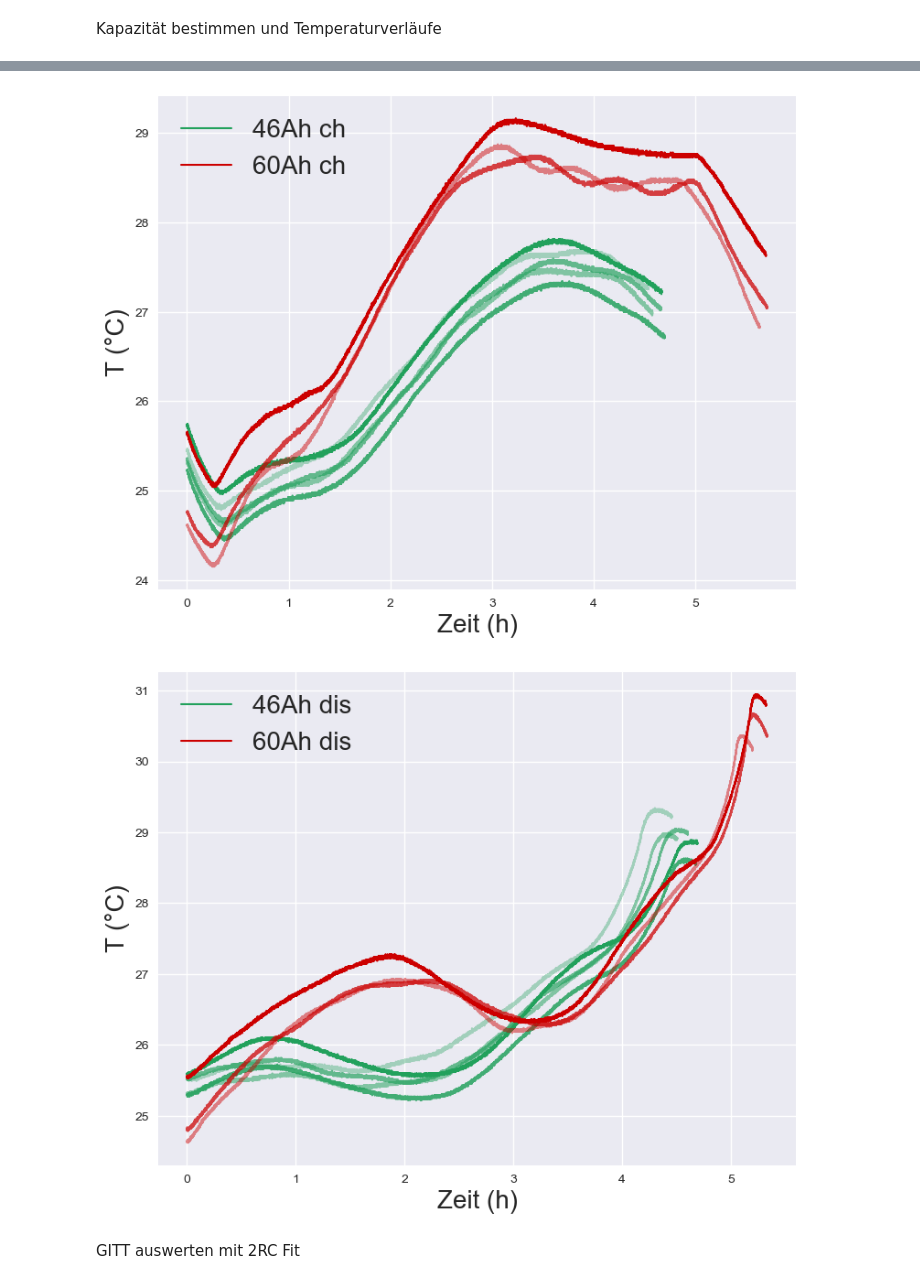
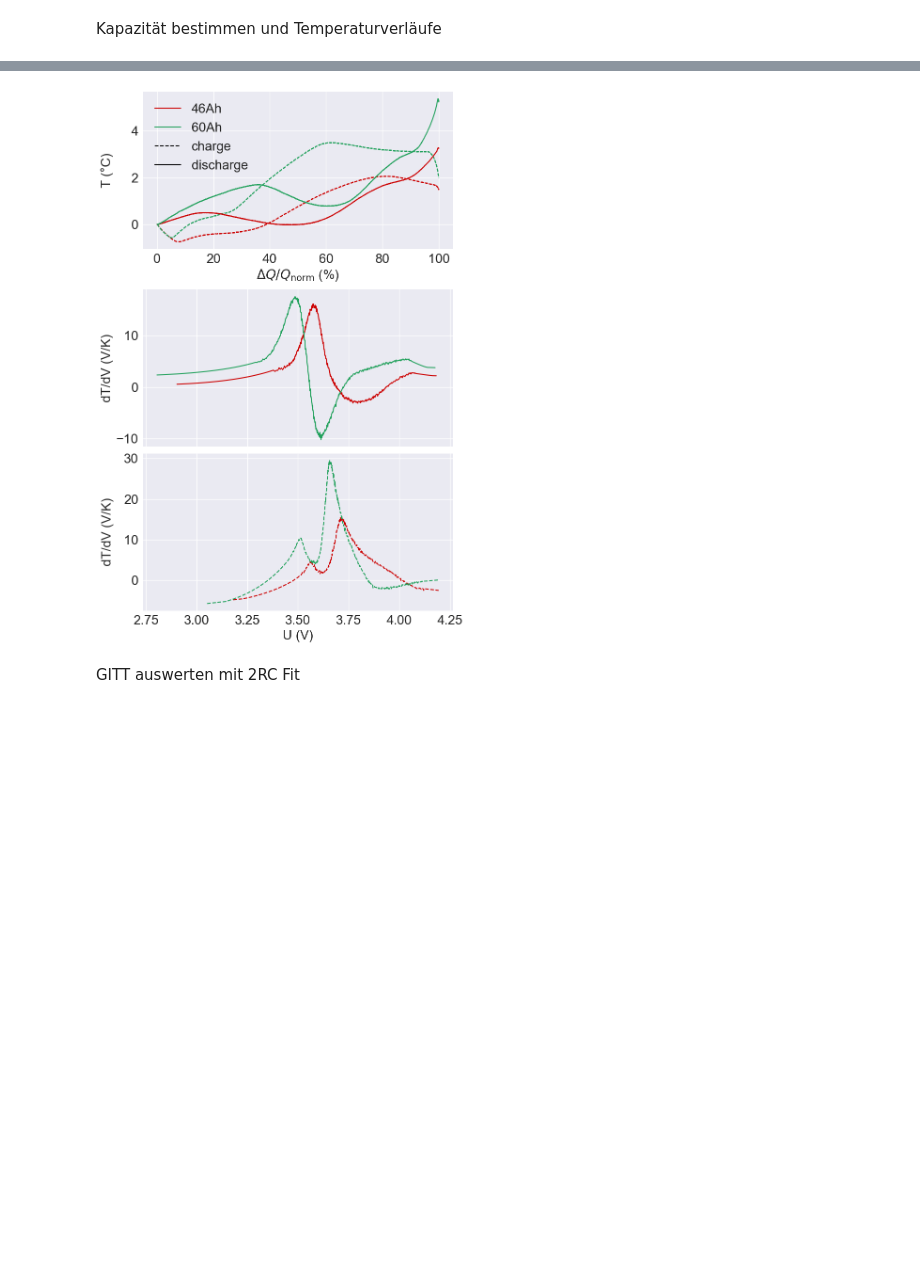
Before and after one commit to dieterduese/Projekt_Entropie, a Jupyter notebook: CheckUp.ipynb, the cells around one changed output, grey strips where cells are left out. Saved outputs shown, nothing was run; the diff lists cells and outputs as text; code cells hidden in the pictures; blank space fills up the shorter version.

```diff
--- a/CheckUp.ipynb
+++ b/CheckUp.ipynb
@@ -319,6 +332,9 @@ plt.rc('lines', linewidth=1.5)
 plt.rc('axes', prop_cycle=default_cycler)
 plt.rcParams["figure.figsize"] = (9,7)
 plt.rcParams["legend.fontsize"] = 18
+plt.rcParams["axes.labelsize"] = 20
+plt.rcParams["xtick.labelsize"] = 20
+plt.rcParams["ytick.labelsize"] = 20
 fontsize = 20
 labelsize=20
 # %% [markdown]
@@ -327,7 +343,8 @@ Struktur: time line U I Ah Ah-Step T1 T2
 # %%
 initpath=r"C:\Users\maxim\Nextcloud\Shared\Austausch_Max\Projekt_Entropie\Age_Pouch"
 dateinamen = os.listdir(initpath)
-dateien= [datei for datei in dateinamen if "_CU" in datei or "Checkup" in datei]
+# dateien= [datei for datei in dateinamen if "_CU" in datei or "Checkup" in datei]
+dateien= [datei for datei in dateinamen if "pre" in datei]
 data=[]
 data_test={}
 for datei in dateien:
@@ -338,5 +355,5 @@ for datei in dateien:
 # %% [markdown]
 Daten anschauen
 # %%
-test=filtplot(data_test["CUB21NMC4606_TA_preCheckup.txt"],16,17,plot=1,col=2)
+test=filtplot(data_test["CUB21NMC4606_TA_preCheckup.txt"],9,10,plot=1,col=4)
 # %% [output]
@@ -348,6 +365,8 @@ capacities={}
 cccv_dis={}
 temperatures={}
 cap_verlauf={}
+OCV_cap={}
+dTdV={}
 for i in data_test.keys():
     temp=filtplot(data_test[i],9,10,plot=0,col=4)
     cap_temp=temp[-1,4]- temp[0,4]
@@ -356,7 +375,8 @@ for i in data_test.keys():
     capacities[i]["dis"]=abs(cap_temp)
     cap_verlauf[i]["dis"]=temp
     print(i+" dis capacity: "+str(abs(cap_temp)))
-
+    OCV_cap[i]={}
+    OCV_cap[i]["dis"]=temp[temp[:,1]==9]
     cccv_dis[i]=temp
 
     temp2=filtplot(data_test[i],16,17,plot=0,col=4)
@@ -364,11 +384,26 @@ for i in data_test.keys():
     cap_verlauf[i]["ch"]=temp2
     print(i+" ch capacity: "+str(capacities[i]["ch"]))
     temperatures[i]=np.array([data_test[i][:,0],data_test[i][:,6], data_test[i][:,7]]).T
+    OCV_cap[i]["ch"]=temp2[temp2[:,1]==16]
+
+    dTdV[i]={}
+    temp3=filtplot(data_test[i],9,9,plot=0,col=4)
+    temp4=filtplot(data_test[i],16,16,plot=0,col=4)
+    dTdV[i]["dis"]=dtdv(temp3[::40,0],temp3[::40,2],temp3[::40,7],step=1)
+    dTdV[i]["ch"]=dtdv(temp4[::40,0],temp4[::40,2],temp4[::40,7],step=1)
+
+
+
+
+fig, ax = plt.subplots(3, 1, figsize=(8, 12))
+
+ax[1].sharex(ax[2])
+plt.setp(ax[1].get_xticklabels(), visible=False)
 
 for d in ["ch","dis"]:
 
 
-    plt.figure()
+    linestyle="--" if d=="ch" else "-"
     for cell in ["4606","6001"]:
         zähler=0
         zelle_tests=[test for test in cap_verlauf.keys() if cell in test.lower()]
@@ -377,22 +412,40 @@ for d in ["ch","dis"]:
 
         for c in zelle_tests:
             if "6001" in c:
-                lab="60Ah"+" "+d if zähler == 0 else None
+                lab="60Ah" if d=="dis" else None
+                colo='#22a15c'
+            elif "4606" in c:
+                lab="46Ah" if d=="dis" else None
                 colo='#cc0000'
-            elif "4606" in c:
-                lab="46Ah"+" "+d if zähler == 0 else None
-                colo='#22a15c'
             else:
                 print("Fehler bei der Zellenauswahl")
                 break
-
             anzahl=len(zelle_tests)
             a=1-zähler/anzahl*0.8
-            plt.plot(cap_verlauf[c][d][:,0]-cap_verlauf[c][d][0,0],cap_verlauf[c][d][:,7],label=lab,alpha=a,color=colo)
+            dQ=abs(cap_verlauf[c][d][:,4]-cap_verlauf[c][d][0,4])
+            filtered= savgol_filter(cap_verlauf[c][d][:, 7], 15, 1)
+
+            ax[0].plot(dQ/max(dQ)*100,filtered-filtered[0],label=lab,alpha=a,color=colo,linestyle=linestyle)
+            # plt.plot(dTdV[c][d][:,2],dTdV[c][d][:,1],label=lab+" dTdV",alpha=a,color=colo)
+            filt= savgol_filter(dTdV[c][d][:, 1], 51, 1)
+            if d=="ch":
+                ax[2].plot(dTdV[c][d][:,2],filt,label=lab,alpha=a,color=colo,linestyle=linestyle)
+            else:
+                ax[1].plot(dTdV[c][d][:,2],filt,label=lab,alpha=a,color=colo,linestyle=linestyle)
             zähler+=1
 
-    plt.xlabel("Zeit (h)",fontsize=fontsize)
-    plt.ylabel("T (°C)",fontsize=fontsize)
-    plt.legend(fontsize=labelsize)
-    plt.show()
+            zähler+=1
+ax[0].plot(0,0,color="black", linestyle="--",label="charge")
+ax[0].plot(0,0,color="black", linestyle="-",label="discharge")
+ax[0].set_xlabel(r"$\Delta Q / Q_\mathrm{norm}$ (%)",fontsize=fontsize)
+ax[0].set_ylabel("T (°C)",fontsize=fontsize,labelpad=27)
+ax[0].legend(fontsize=labelsize)
+ax[1].set_ylabel("dT/dV (V/K)",fontsize=fontsize)
+ax[2].set_ylabel("dT/dV (V/K)",fontsize=fontsize,labelpad=15)
+ax[2].set_xlabel("U (V)",fontsize=fontsize)
+plt.tight_layout()
+fig.subplots_adjust(hspace=0.15)
+pos = ax[1].get_position()  # aktuelle Position holen
+ax[1].set_position([pos.x0, pos.y0-0.03 , pos.width, pos.height])
+plt.show()
 # %% [output]
@@ -413,7 +454,6 @@ CUB21NMC6001_TA_CUage2.txt ch capacity: 60.75876117891567
 CUB21NMC6001_TA_preCheckup.txt dis capacity: 62.5790379952833
 CUB21NMC6001_TA_preCheckup.txt ch capacity: 62.41843098687358
-[figure, old version]
+[figure, new version]
-[figure, removed]
 # %% [markdown]
 GITT auswerten mit 2RC Fit
 # %%
```
Also changed, not shown: parts of 11 cells of this notebook, 2 other files.
